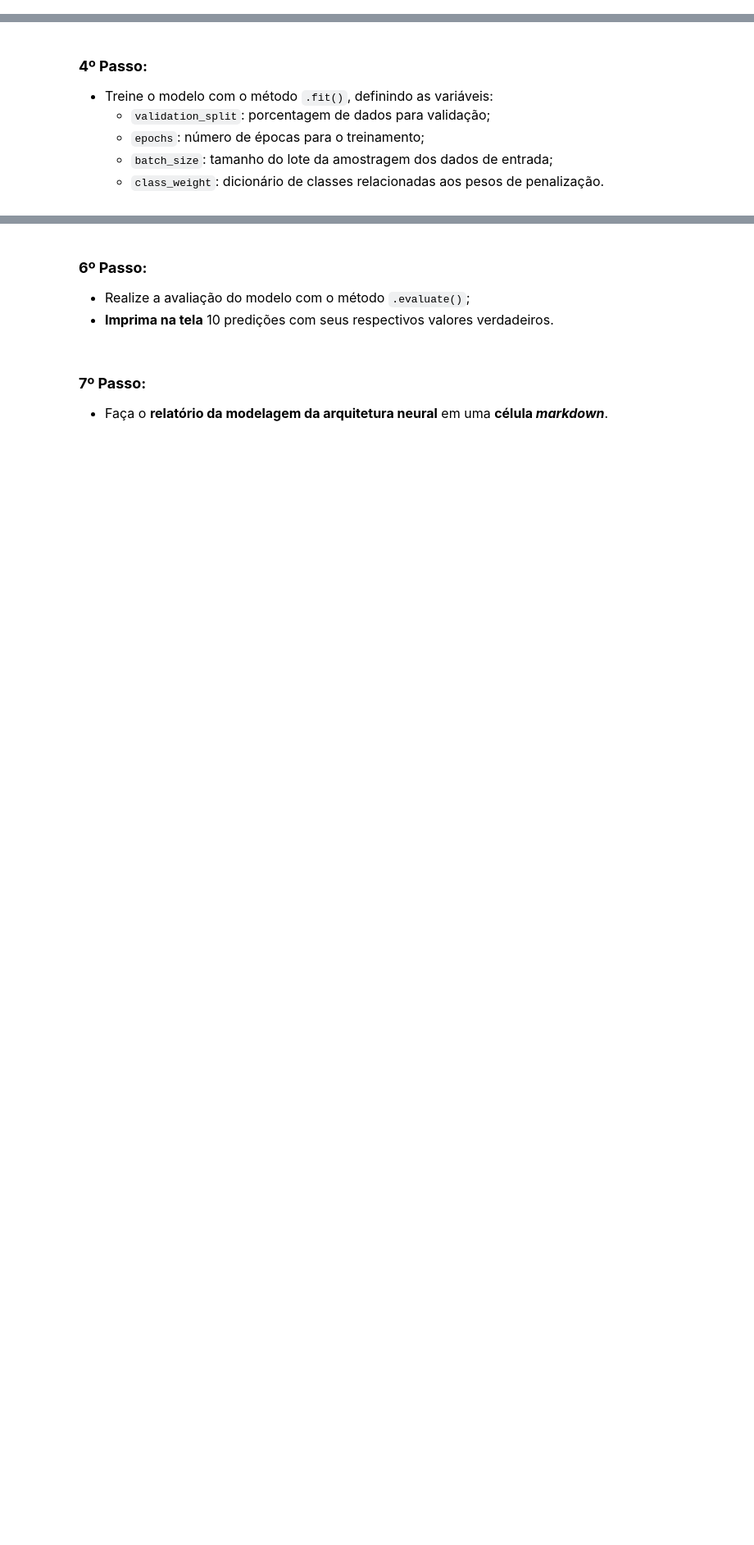
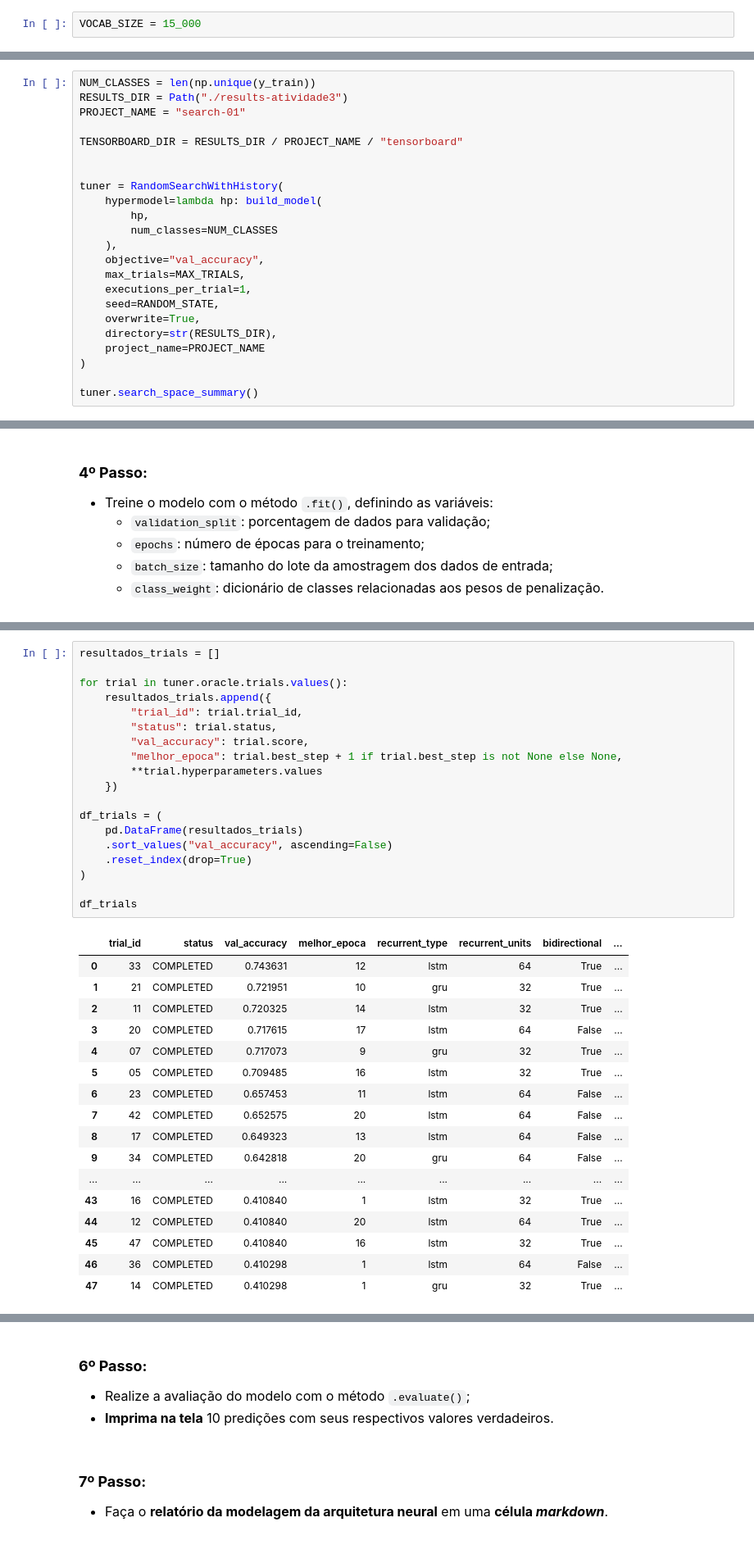
Before and after one commit to gilcesarf/imd1107-202601, a Jupyter notebook: 3-unidade/atividade3.ipynb, the cells around one changed output, grey strips where cells are left out. Shown at 82% size. Cells and saved outputs as stored; diff of their text form; blank space fills up the shorter version.

```diff
--- a/3-unidade/atividade3.ipynb
+++ b/3-unidade/atividade3.ipynb
@@ -44,0 +524,2 @@ Com base no *dataset* de [Physics vs Chemistry vs Biology](https://www.kaggle.co
+# %%
+VOCAB_SIZE = 15_000
@@ -57,0 +819,23 @@ Com base no *dataset* de [Physics vs Chemistry vs Biology](https://www.kaggle.co
+# %%
+NUM_CLASSES = len(np.unique(y_train))
+RESULTS_DIR = Path("./results-atividade3")
+PROJECT_NAME = "search-01"
+
+TENSORBOARD_DIR = RESULTS_DIR / PROJECT_NAME / "tensorboard"
+
+
+tuner = RandomSearchWithHistory(
+    hypermodel=lambda hp: build_model(
+        hp,
+        num_classes=NUM_CLASSES
+    ),
+    objective="val_accuracy",
+    max_trials=MAX_TRIALS,
+    executions_per_trial=1,
+    seed=RANDOM_STATE,
+    overwrite=True,
+    directory=str(RESULTS_DIR),
+    project_name=PROJECT_NAME
+)
+
+tuner.search_space_summary()
@@ -67,3 +936,40 @@ Com base no *dataset* de [Physics vs Chemistry vs Biology](https://www.kaggle.co
+# %%
+resultados_trials = []
+
+for trial in tuner.oracle.trials.values():
+    resultados_trials.append({
+        "trial_id": trial.trial_id,
+        "status": trial.status,
+        "val_accuracy": trial.score,
+        "melhor_epoca": trial.best_step + 1 if trial.best_step is not None else None,
+        **trial.hyperparameters.values
+    })
+
+df_trials = (
+    pd.DataFrame(resultados_trials)
+    .sort_values("val_accuracy", ascending=False)
+    .reset_index(drop=True)
+)
+
+df_trials
+# %% [output]
+|  | trial_id | status | val_accuracy | melhor_epoca | recurrent_type | recurrent_units | bidirectional | ... |
+| 0 | 33 | COMPLETED | 0.743631 | 12 | lstm | 64 | True | ... |
+| 1 | 21 | COMPLETED | 0.721951 | 10 | gru | 32 | True | ... |
+| 2 | 11 | COMPLETED | 0.720325 | 14 | lstm | 32 | True | ... |
+| 3 | 20 | COMPLETED | 0.717615 | 17 | lstm | 64 | False | ... |
+| 4 | 07 | COMPLETED | 0.717073 | 9 | gru | 32 | True | ... |
+| 5 | 05 | COMPLETED | 0.709485 | 16 | lstm | 32 | True | ... |
+| 6 | 23 | COMPLETED | 0.657453 | 11 | lstm | 64 | False | ... |
+| 7 | 42 | COMPLETED | 0.652575 | 20 | lstm | 64 | False | ... |
+| 8 | 17 | COMPLETED | 0.649323 | 13 | lstm | 64 | False | ... |
+| 9 | 34 | COMPLETED | 0.642818 | 20 | gru | 64 | False | ... |
+| ... | ... | ... | ... | ... | ... | ... | ... | ... |
+| 43 | 16 | COMPLETED | 0.410840 | 1 | lstm | 32 | True | ... |
+| 44 | 12 | COMPLETED | 0.410840 | 20 | lstm | 64 | True | ... |
+| 45 | 47 | COMPLETED | 0.410840 | 16 | lstm | 32 | True | ... |
+| 46 | 36 | COMPLETED | 0.410298 | 1 | lstm | 64 | False | ... |
+| 47 | 14 | COMPLETED | 0.410298 | 1 | gru | 32 | True | ... |
 # %% [markdown]
 ### **5º Passo:**
 <font size=3>
```
Also changed, not shown: parts of 71 cells of this notebook, 1 other file.
